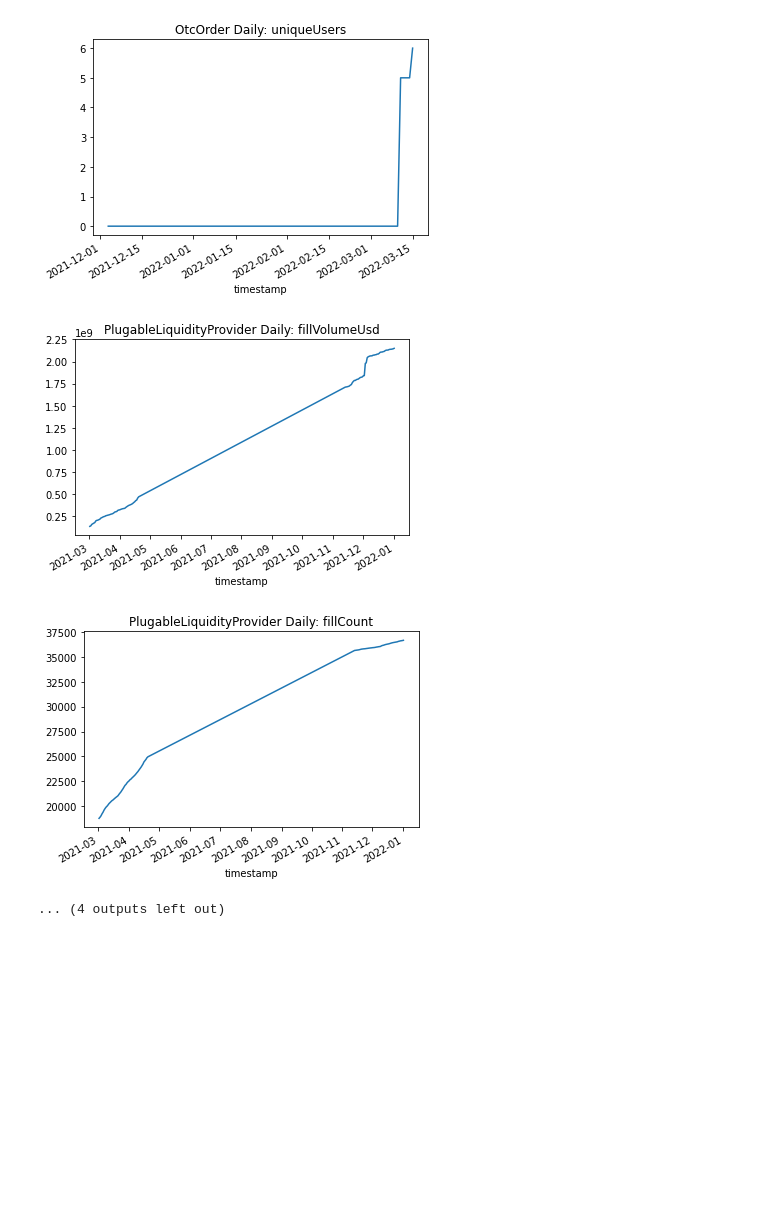
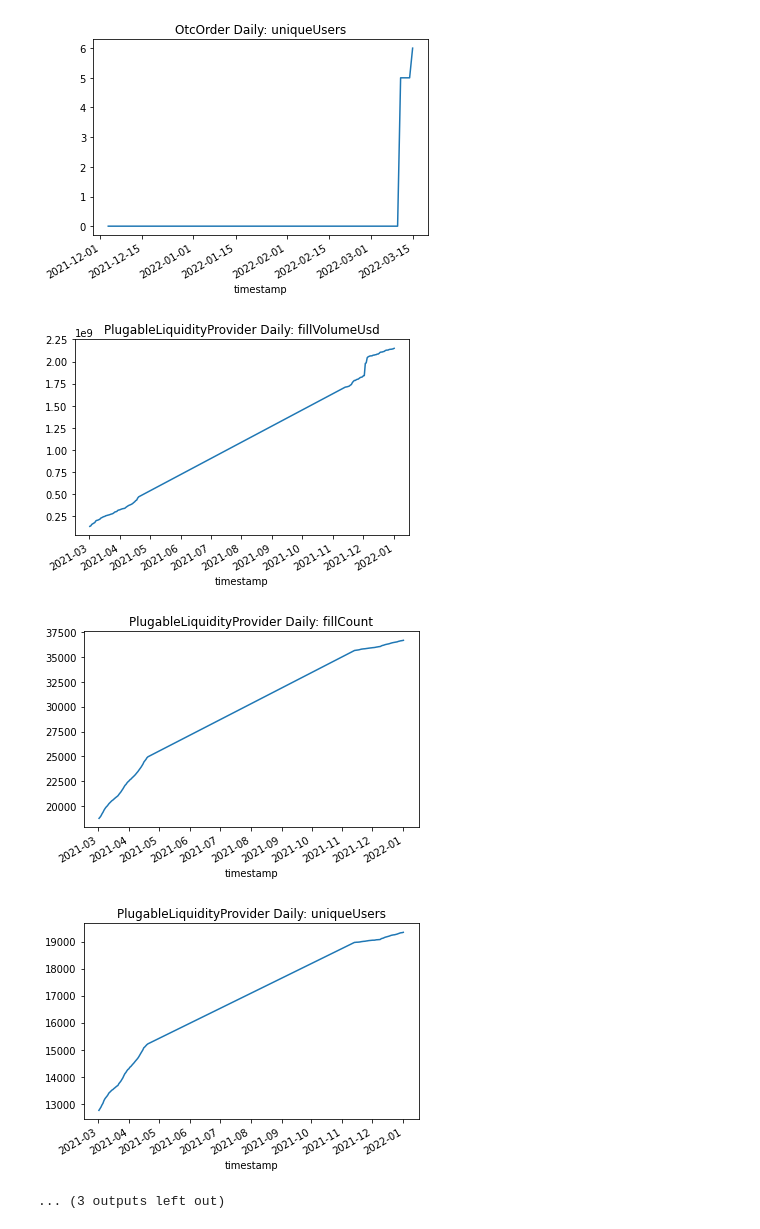
Before and after one commit to papercliplabs/zero-ex-subgraph, a Jupyter notebook: validation/query.ipynb, the cells around one changed output. Drawn from its saved outputs; the diff is of its cells as text; code cells hidden in the pictures; blank space fills up the shorter version.

```diff
--- a/validation/query.ipynb
+++ b/validation/query.ipynb
@@ -46,10 +47,6 @@ plot_time_series_df(df, "Protocol Daily")
 fill_type_summaries = zero_ex.Query.erc20FillTypeSummaries
 
 df = sg.query_df([fill_type_summaries.id, fill_type_summaries.type], columns=["id", "type"])
-display(df)
-
-# for a in df.itertuples():
-#     print(a.)
 
 for row in df.itertuples():
     summary = zero_ex.Query.erc20FillTypeSummary(id=row.id)
@@ -68,15 +59,16 @@ for row in df.itertuples():
 [figure]
 [figure]
 [figure]
 [figure]
 [figure]
 [figure]
 [figure]
 [figure]
 [figure]
 [figure]
 [figure]
+[figure, added]
-... (4 outputs left out)
+... (3 outputs left out)
 # %%
 # tokens = zero_ex.Query.erc20Tokens(first=ALL_ENTRIES, where=[zero_ex.Erc20Token.data.erc20FillInputVolume > 0])
 
```
Also changed, not shown: parts of 3 cells of this notebook, 11 other files.
